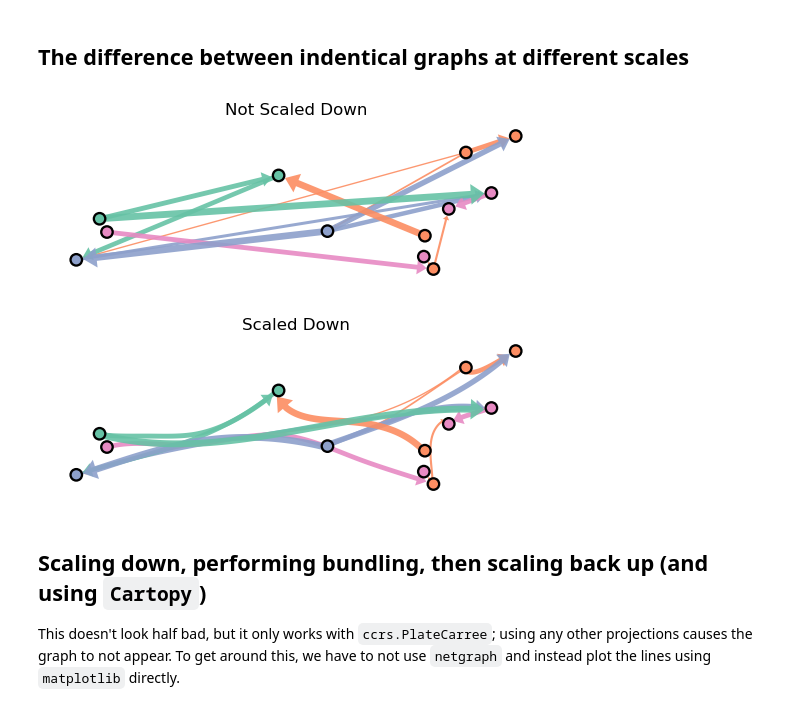
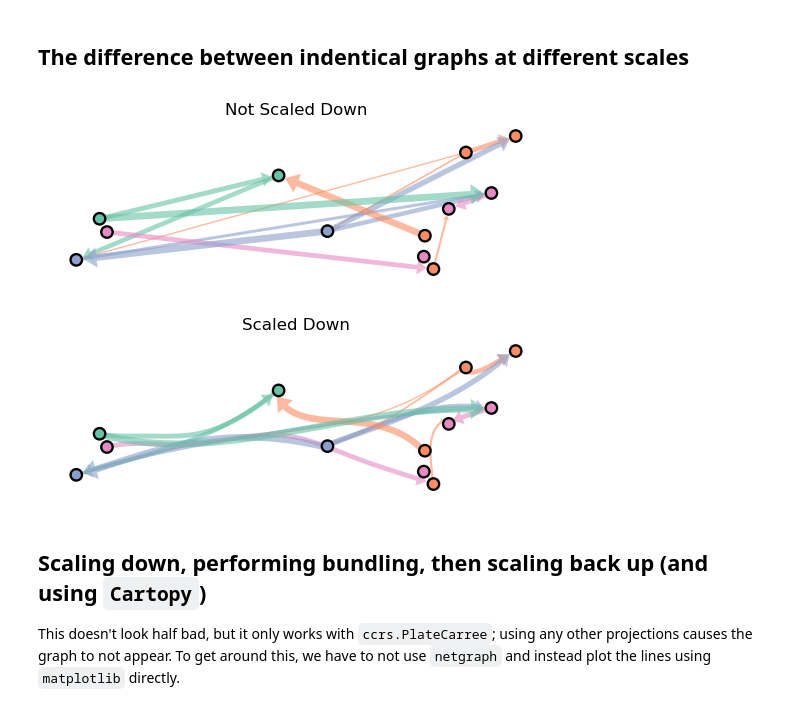
Before and after one commit to mattk7/epidemic-intelligence, a Jupyter notebook: handbook/content/Networks and Edge Bundling Experiemtents.ipynb, the cells around one changed output. Cells and saved outputs as stored; diff of their text form; code cells hidden in the pictures.

Commit message:
more graphs

```diff
--- a/handbook/content/Networks and Edge Bundling Experiemtents.ipynb
+++ b/handbook/content/Networks and Edge Bundling Experiemtents.ipynb
@@ -134,31 +134,31 @@ plt.show()
 # %%
 pos = {name: np.array([lon, lat]) for name, lon, lat in zip(nodes_df['name'], nodes_df['longitude'], nodes_df['latitude'])}
 edge_colors = {
     (source, target): node_colors[source]
     for source, target in zip(edges_df['source'], edges_df['target'])
 }
 
 netgraph.Graph(
     G,
 #     node_layout='community', node_layout_kwargs=dict(node_to_community=dict(zip(nodes_df['name'], nodes_df['group']))),
     node_layout = pos,
     node_color=node_colors,
     edge_width={(u, v): d['weight']*scale for u, v, d in G.edges(data=True)},
     node_edge_width=scale,
     node_size=3*scale,
     node_edge_color='black',
     node_labels=False,
     arrows=True,
     edge_layout='bundled',
     edge_layout_kwargs=dict(compatibility_threshold=0.00, k=0, straighten_by=0),
     edge_color=edge_colors,  # Use the computed edge colors as a dictionary
-    edge_alpha=0.9,
+    edge_alpha=0.6,
     prettify=True,
 )
 plt.title('Not Scaled Down')
 plt.show()
 # %% [output]
-[figure, old version]
+[figure, new version]
 # %%
 # base range of 1
 pos = {name: np.array([lon/scale, lat/scale]) for name, lon, lat in zip(nodes_df['name'], nodes_df['longitude'], nodes_df['latitude'])}
@@ -177,13 +177,13 @@ netgraph.Graph(
     edge_layout='bundled',
 #     edge_layout_kwargs=dict(compatibility_threshold=0, k=1000, straighten_by=0),
     edge_color=edge_colors,  # Use the computed edge colors as a dictionary
-    edge_alpha=0.9,
+    edge_alpha=0.6,
     prettify=True,
 )
 plt.title('Scaled Down')
 plt.show()
 # %% [output]
-[figure, old version]
+[figure, new version]
 # %% [markdown]
 ## Scaling down, performing bundling, then scaling back up (and using `Cartopy`)
 This doesn't look half bad, but it only works with `ccrs.PlateCarree`; using any other projections causes the graph to not appear. To get around this, we have to not use `netgraph` and instead plot the lines using `matplotlib` directly.
```
Also changed, not shown: parts of 11 cells of this notebook.
